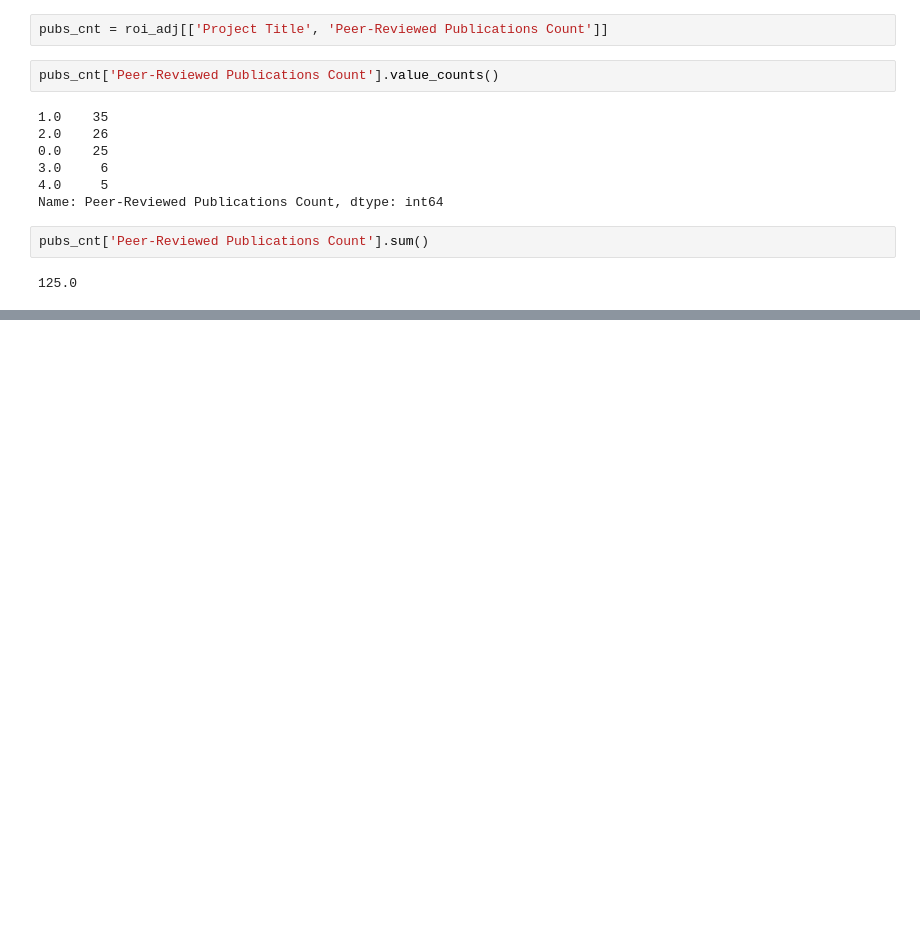
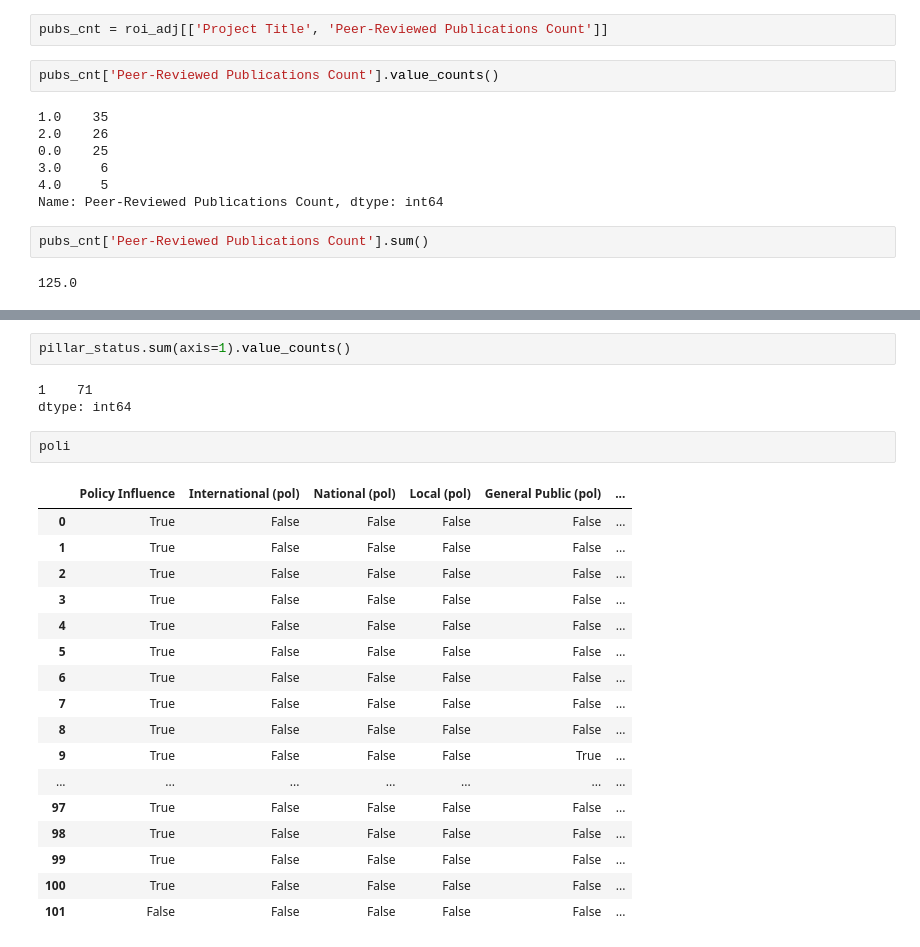
Before and after one commit to lucienqchen/curebound, a Jupyter notebook: curebound/notebooks/phu-diane-data-analysis.ipynb, the cells around one changed output, grey strips where cells are left out. Saved outputs shown, nothing was run; the diff lists cells and outputs as text; blank space fills up the shorter version.

```diff
--- a/curebound/notebooks/phu-diane-data-analysis.ipynb
+++ b/curebound/notebooks/phu-diane-data-analysis.ipynb
@@ -1072,0 +1415,25 @@ pubs_cnt['Peer-Reviewed Publications Count'].sum()
+# %%
+pillar_status.sum(axis=1).value_counts()
+# %% [output]
+1    71
+dtype: int64
+# %%
+poli
+# %% [output]
+|  | Policy Influence | International (pol) | National (pol) | Local (pol) | General Public (pol) | ... |
+| 0 | True | False | False | False | False | ... |
+| 1 | True | False | False | False | False | ... |
+| 2 | True | False | False | False | False | ... |
+| 3 | True | False | False | False | False | ... |
+| 4 | True | False | False | False | False | ... |
+| 5 | True | False | False | False | False | ... |
+| 6 | True | False | False | False | False | ... |
+| 7 | True | False | False | False | False | ... |
+| 8 | True | False | False | False | False | ... |
+| 9 | True | False | False | False | True | ... |
+| ... | ... | ... | ... | ... | ... | ... |
+| 97 | True | False | False | False | False | ... |
+| 98 | True | False | False | False | False | ... |
+| 99 | True | False | False | False | False | ... |
+| 100 | True | False | False | False | False | ... |
+| 101 | False | False | False | False | False | ... |
```
Also changed, not shown: parts of 47 cells of this notebook, 9 other files.
